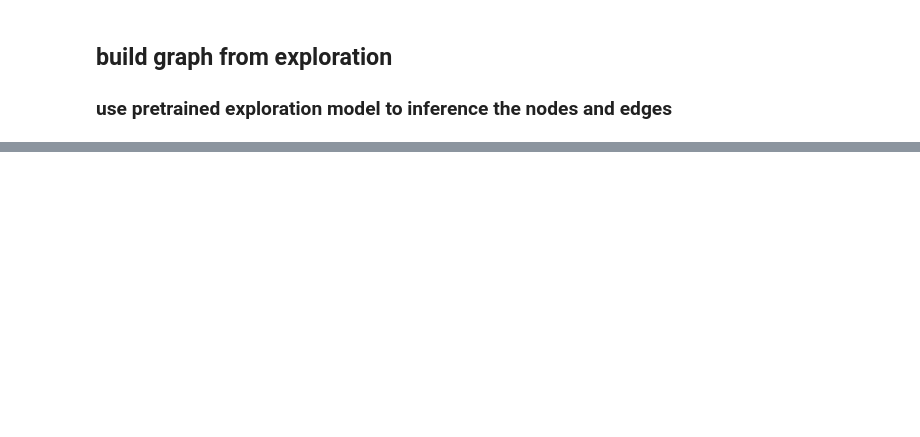
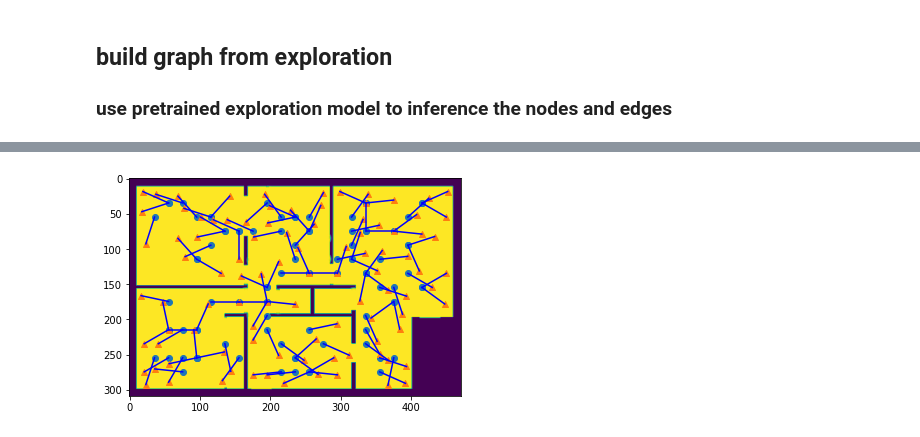
Before and after one commit to kai-zhang-er/interactive-navigation, a Jupyter notebook: contruct_graph.ipynb, the cells around one changed output, grey strips where cells are left out. Cells and saved outputs as stored; diff of their text form; code cells hidden in the pictures; blank space fills up the shorter version.

```diff
--- a/contruct_graph.ipynb
+++ b/contruct_graph.ipynb
@@ -55,0 +60,12 @@ plt.show()
+# %%
+# plt.figure()
+plt.imshow(image)
+plt.scatter(image_pos_array[:,0], image_pos_array[:,1], marker="o")
+plt.scatter(next_goal_array[:,0], next_goal_array[:,1], marker="^")
+for i in range(image_pos_array.shape[0]):
+    x=[image_pos_array[i,0], next_goal_array[i,0]]
+    y=[image_pos_array[i,1], next_goal_array[i,1]]
+    plt.plot(x, y, "b", linestyle="-")
+plt.show()
+# %% [output]
+[figure, added]
```
Also changed, not shown: parts of 4 cells of this notebook, 10 other files.
